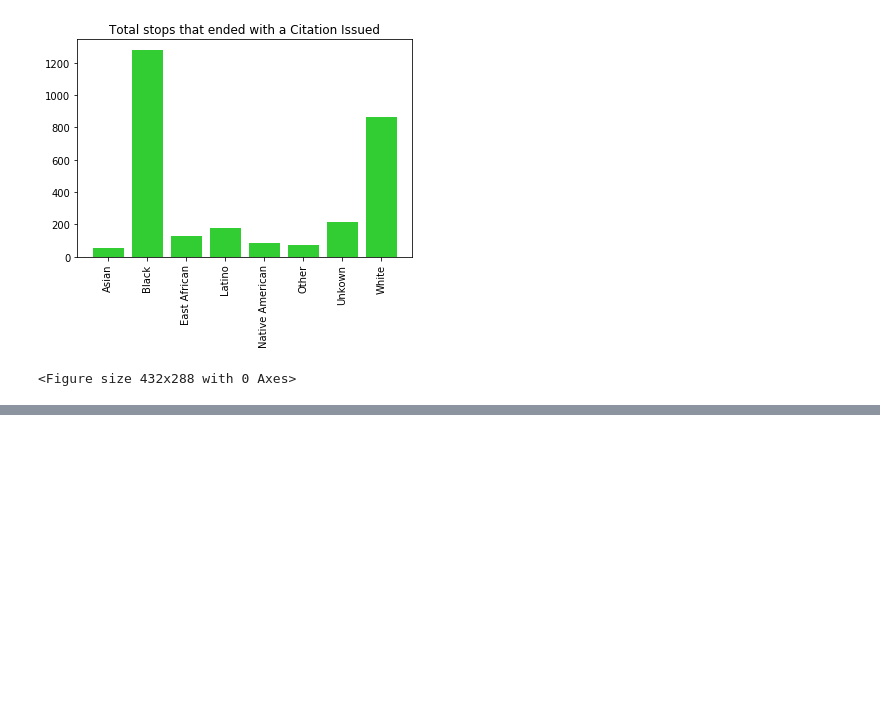
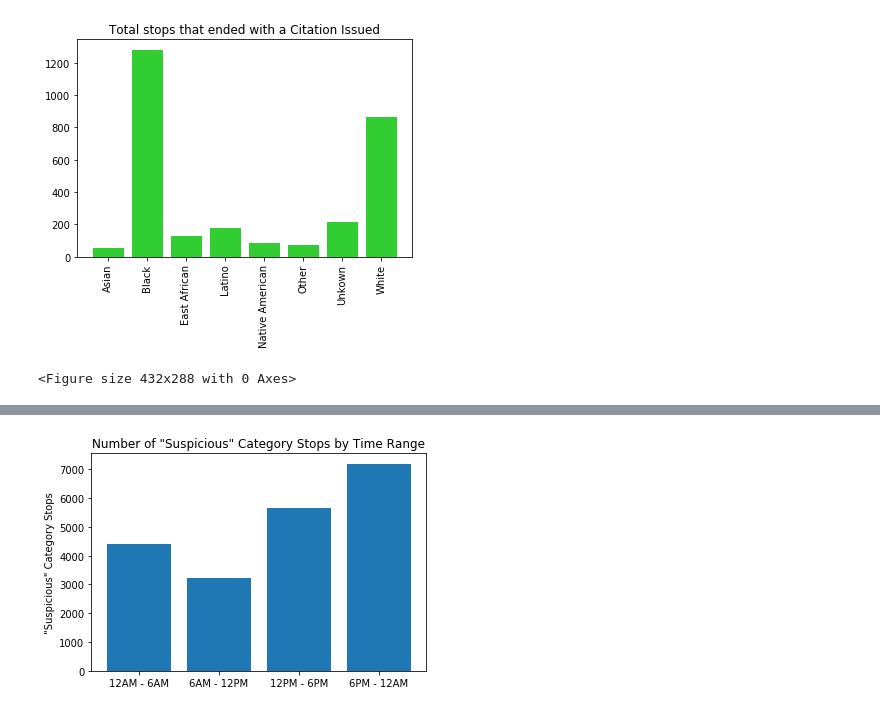
Before and after one commit to elu267/Project_GroupF, a Jupyter notebook: MN_Stop_Data.ipynb, the cells around one changed output, grey strips where cells are left out. Drawn from its saved outputs; the diff is of its cells as text; code cells hidden in the pictures; blank space fills up the shorter version.

```diff
--- a/MN_Stop_Data.ipynb
+++ b/MN_Stop_Data.ipynb
@@ -977,0 +998,8 @@ plt.savefig('PNG_files/citations_without_vechicle_search.png')
+# %%
+# Bar chart: Number of Suspicious Category Stops by Time Range
+plt.bar(x, z)
+plt.title('Number of "Suspicious" Category Stops by Time Range')
+plt.ylabel('"Suspicious" Category Stops')
+plt.savefig('PNG_files/Number of Suspicious Category Stops by Time Range.png')
+# %% [output]
+[figure, added]
```
Also changed, not shown: parts of 3 cells of this notebook.
